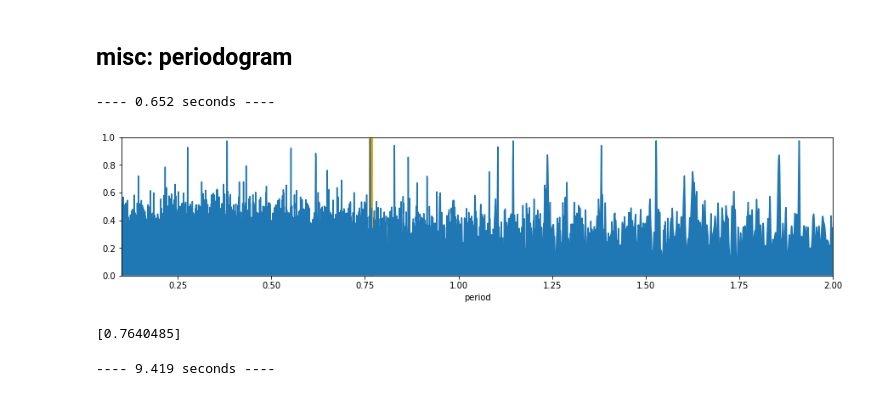
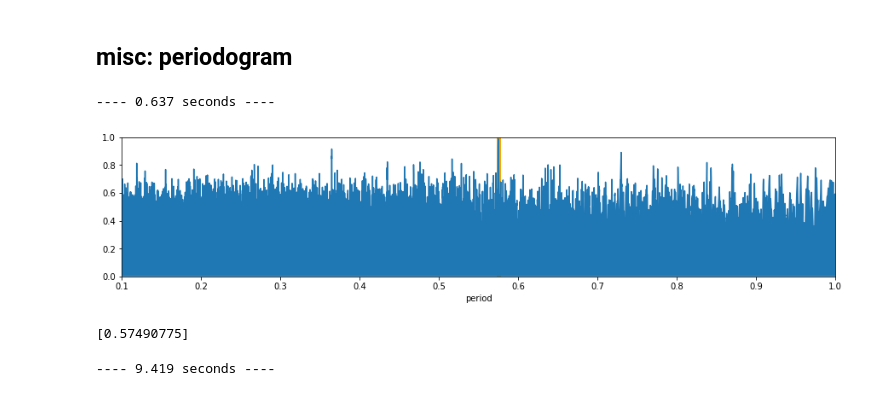
Before and after one commit to SterlingYM/astroPIPS, a Jupyter notebook: test.ipynb, the cells around one changed output. Cells and saved outputs as stored; diff of their text form; code cells hidden in the pictures.

```diff
--- a/test.ipynb
+++ b/test.ipynb
@@ -8,6 +8,6 @@ import numpy as np
 # %% [markdown]
 ## data prep
 # %%
-data = PIPS.data_readin_LPP('sample_data/005.dat',filter='V')
+data = PIPS.data_readin_LPP('sample_data/002.dat',filter='V')
 x,y,yerr=data
 star = PIPS.photdata(data)
@@ -61,14 +148,14 @@ warning: error size infinity: replacing with periodogram peak width
 # %%
 # periodogram -- fast method
 t0 = time.time()
-period,power = star.periodogram(p_min=0.1,p_max=2,Nterms=5,method='fast')
+period,power = star.periodogram(p_min=0.1,p_max=1,Nterms=5,method='fast')
 print(f'---- {time.time()-t0:.3f} seconds ----')
 plt.figure(figsize=(15,3));plt.plot(period,power);plt.fill_between(period,0,power);plt.xlabel('period');plt.xlim(period.min(),period.max());plt.ylim(0,1);plt.axvline(period[power==power.max()],c='orange',lw=5,zorder=0);plt.show()
 print(period[power==power.max()])
 # %% [output]
----- 0.652 seconds ----
+---- 0.637 seconds ----
-[figure, old version]
+[figure, new version]
-[0.7640485]
+[0.57490775]
 # %%
 # slower but customizable method (users can add custom models)
 
```
Also changed, not shown: parts of 9 cells of this notebook.
